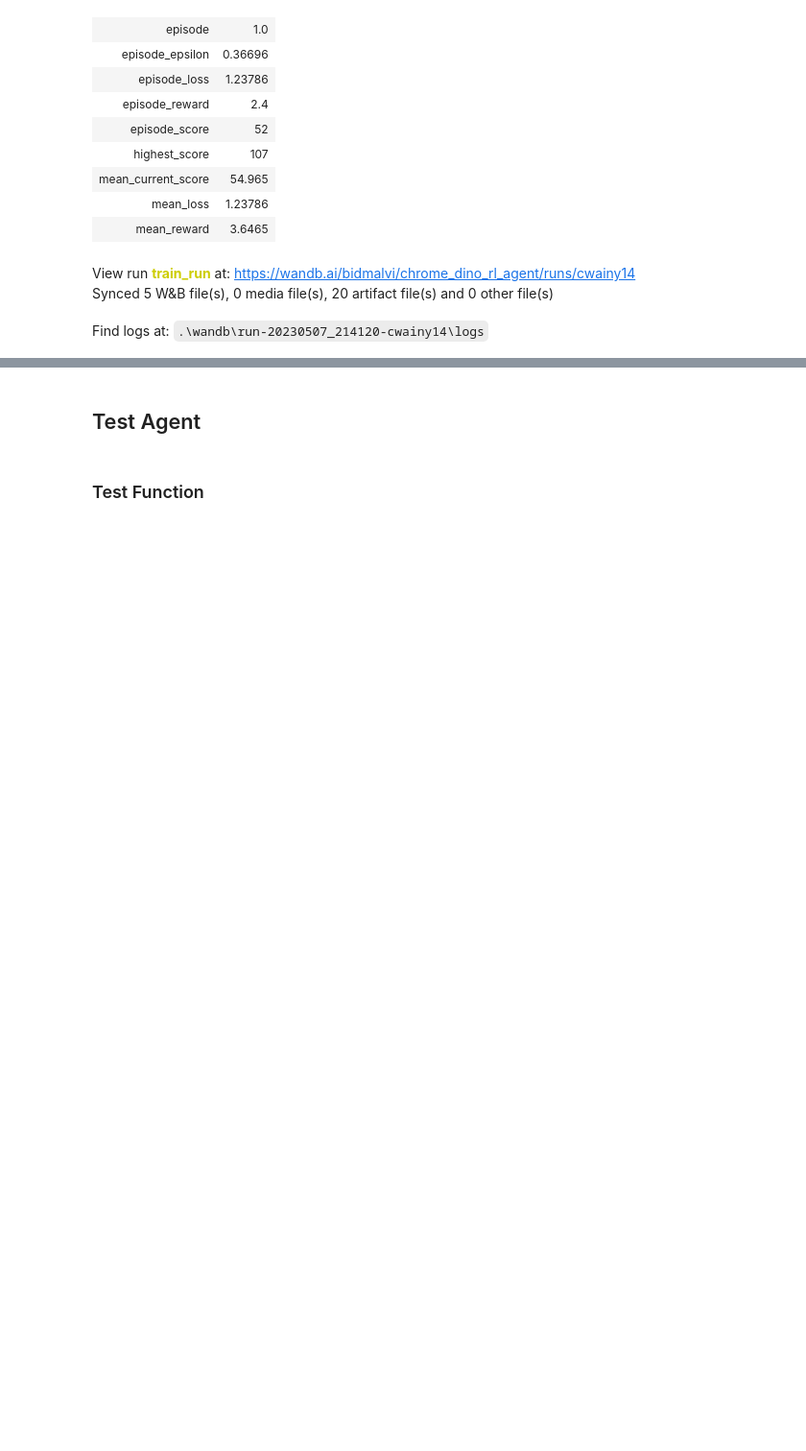
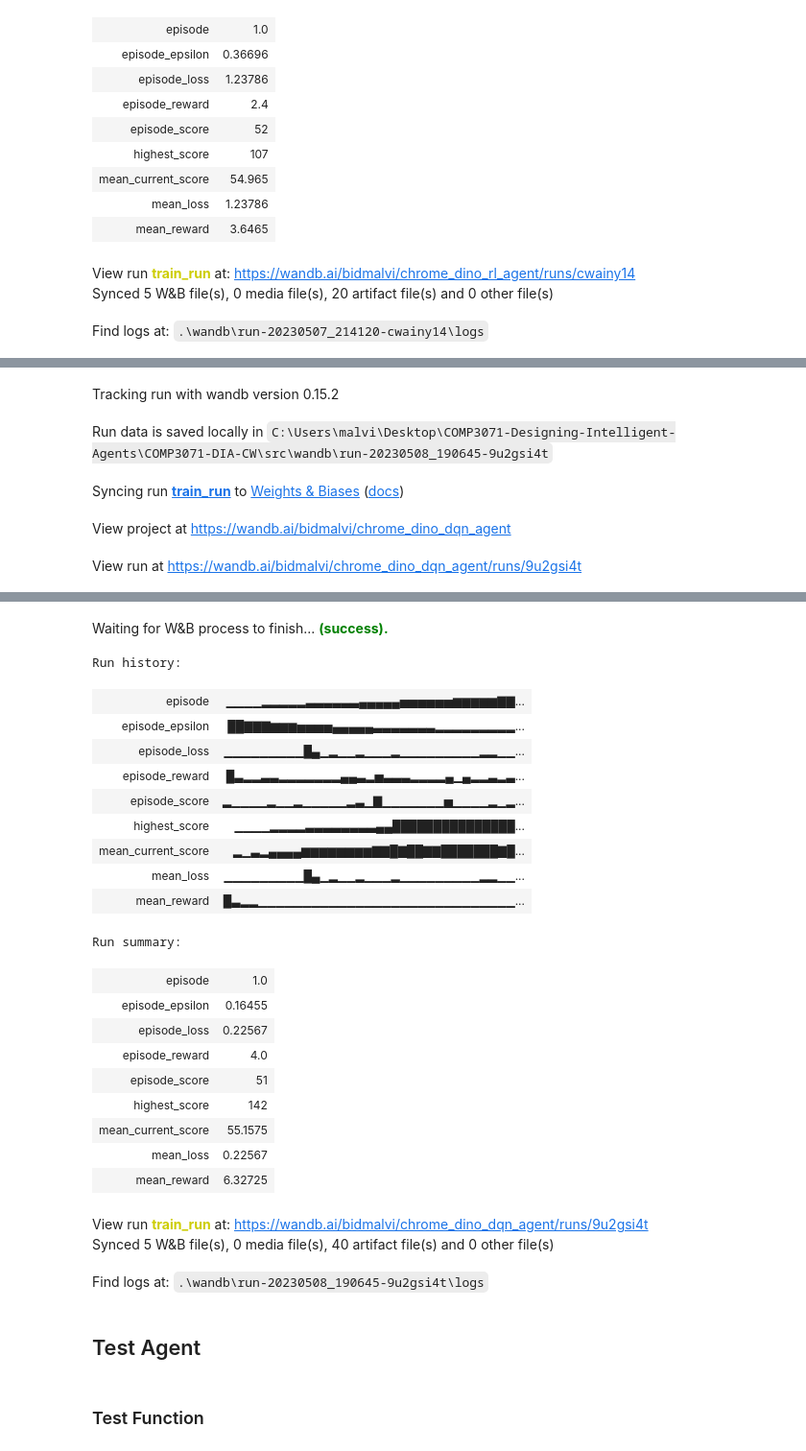
Before and after one commit to malvibid/COMP3071-Designing-Intelligent-Agents, a Jupyter notebook: COMP3071-DIA-CW/src/COMP3071-DIA-CW.ipynb, the cells around one changed output, grey strips where cells are left out. Shown at 96% size. Cells and saved outputs as stored; diff of their text form; code cells hidden in the pictures; blank space fills up the shorter version.

```diff
--- a/COMP3071-DIA-CW/src/COMP3071-DIA-CW.ipynb
+++ b/COMP3071-DIA-CW/src/COMP3071-DIA-CW.ipynb
@@ -258,7 +258,7 @@ class DinoEnvironment(Env):
         else:
             if self._passed_obstacle():
                 # Reward for passing an obstacle
-                reward += 0.5
+                reward += 1
                 self.passed_obstacles += 1
             else:
                 # Small reward for staying alive
@@ -565,16 +957,25 @@ import wandb
 def train(agent, env, episodes, model_output_dir, save_interval=10, log_to_wandb=False, render=False):
 
     if log_to_wandb:
-        wandb.init(project='chrome_dino_rl_agent', name='train_run')
+        wandb.init(project='chrome_dino_dqn_agent', name='train_run')
 
     total_rewards = []
     total_scores = []
+
+    # test_interval = 10  # The interval at which to test the agent's knowledge
 
     for episode in range(episodes):
         state = env.reset()
         done = False
         episode_reward = 0
         episode_loss = []
+
+        # # Set epsilon to 0 for every n episodes and then reset it back to the previous value
+        # previous_epsilon = None
+        # if episode % test_interval == 0:
+        #     previous_epsilon = agent.epsilon
+        #     agent.epsilon = 0
+
 
         while not done:
             if render:
@@ -595,6 +996,8 @@ def train(agent, env, episodes, model_output_dir, save_interval=10, log_to_wandb
         # Train/Update the model every episode
         loss = agent.replay()
         episode_loss.append(loss)
+
+
 
         total_rewards.append(episode_reward)
         total_scores.append(info["current_score"])
@@ -621,6 +1024,11 @@ def train(agent, env, episodes, model_output_dir, save_interval=10, log_to_wandb
                 "mean_current_score": mean_score
             })
 
+        # # Reset epsilon back to its previous value if needed
+        # if previous_epsilon is not None:
+        #     agent.epsilon = previous_epsilon
+        #     previous_epsilon = None
+
         # Save the model every save_interval episodes
         if (episode + 1) % save_interval == 0:
             model_name = f"dino_dqn_episode_{episode + 1}.pth"
@@ -698,0 +1122,23 @@ Find logs at: .\wandb\run-20230507_214120-cwainy14\logs
+# %%
+# Specify directory to save model
+OUTPUT_DIR = "trained_models/"
+
+# Create directories if they don't exist on the path
+if not os.path.exists(OUTPUT_DIR):
+    os.makedirs(OUTPUT_DIR)
+
+# Number of episodes to train the agent
+TRAIN_EPISODES = 400
+
+# Instantiate Environment and Agent
+env = DinoEnvironment()
+agent = DinoDQNAgent(env)
+
+# Train Model
+train(agent, env, TRAIN_EPISODES, OUTPUT_DIR, log_to_wandb=True)
+# %% [output]
+Tracking run with wandb version 0.15.2
+Run data is saved locally in C:\Users\malvi\Desktop\COMP3071-Designing-Intelligent-Agents\COMP3071-DIA-CW\src\wandb\run-20230508_190645-9u2gsi4t
+Syncing run train_run to Weights & Biases (docs)
+View project at https://wandb.ai/bidmalvi/chrome_dino_dqn_agent
+View run at https://wandb.ai/bidmalvi/chrome_dino_dqn_agent/runs/9u2gsi4t
@@ -699,3 +1162,27 @@ Find logs at: .\wandb\run-20230507_214120-cwainy14\logs
+Waiting for W&B process to finish... (success).
+Run history:
+| episode | ▁▁▁▁▂▂▂▂▂▃▃▃▃▃▃▄▄▄▄▄▅▅▅▅▅▅▆▆▆▆▆▇▇... |
+| episode_epsilon | ██▇▇▇▆▆▆▅▅▅▅▄▄▄▄▄▃▃▃▃▃▃▃▂▂▂▂▂▂▂▂▂... |
+| episode_loss | ▁▁▁▁▁▁▁▁▁█▄▁▂▁▁▂▁▁▁▂▁▁▁▁▁▁▁▁▁▂▂▁▁... |
+| episode_reward | █▃▂▂▃▃▂▂▂▂▂▂▂▄▄▃▂▅▃▃▃▂▂▂▂▄▁▄▂▂▃▂▃... |
+| episode_score | ▂▁▁▁▁▂▁▁▂▁▁▁▁▁▂▃▁▇▁▁▁▁▁▁▁▅▁▁▁▁▂▁▂... |
+| highest_score | ▁▁▁▁▂▂▂▂▃▃▃▃▃▃▃▃▄▄███████████████... |
+| mean_current_score | ▂▁▃▂▄▄▄▄▆▆▆▆▆▆▆▆▇▇█▇██▇▇███████▇█... |
+| mean_loss | ▁▁▁▁▁▁▁▁▁█▄▁▂▁▁▂▁▁▁▂▁▁▁▁▁▁▁▁▁▂▂▁▁... |
+| mean_reward | █▃▂▂▁▁▁▁▁▁▁▁▁▁▁▁▁▁▁▁▁▁▁▁▁▁▁▁▁▁▁▁▁... |
+Run summary:
+| episode | 1.0 |
+| episode_epsilon | 0.16455 |
+| episode_loss | 0.22567 |
+| episode_reward | 4.0 |
+| episode_score | 51 |
+| highest_score | 142 |
+| mean_current_score | 55.1575 |
+| mean_loss | 0.22567 |
+| mean_reward | 6.32725 |
+View run train_run at: https://wandb.ai/bidmalvi/chrome_dino_dqn_agent/runs/9u2gsi4t
+Synced 5 W&B file(s), 0 media file(s), 40 artifact file(s) and 0 other file(s)
+Find logs at: .\wandb\run-20230508_190645-9u2gsi4t\logs
 # %% [markdown]
 ## Test Agent
 # %% [markdown]
```
Also changed, not shown: parts of 27 cells of this notebook, 5 other files.
